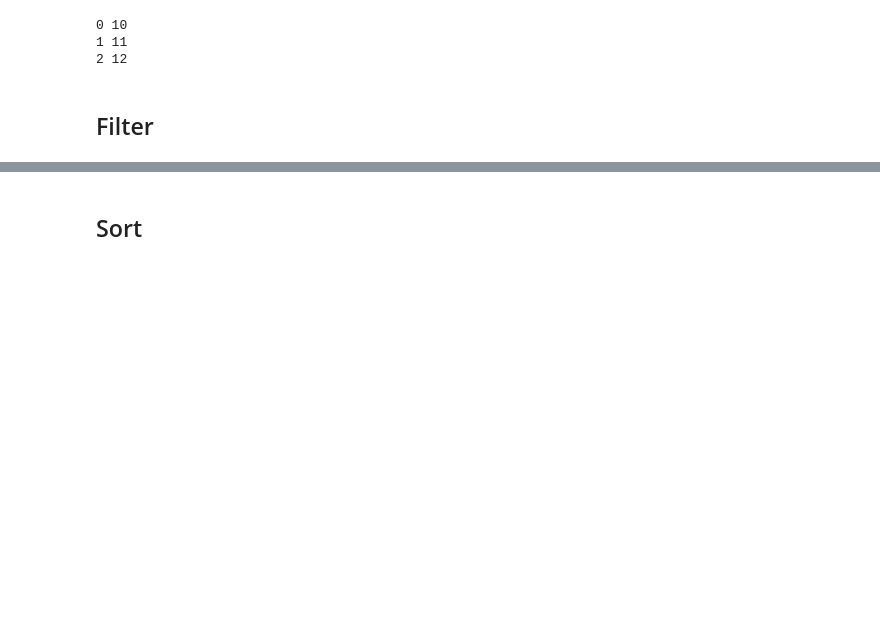
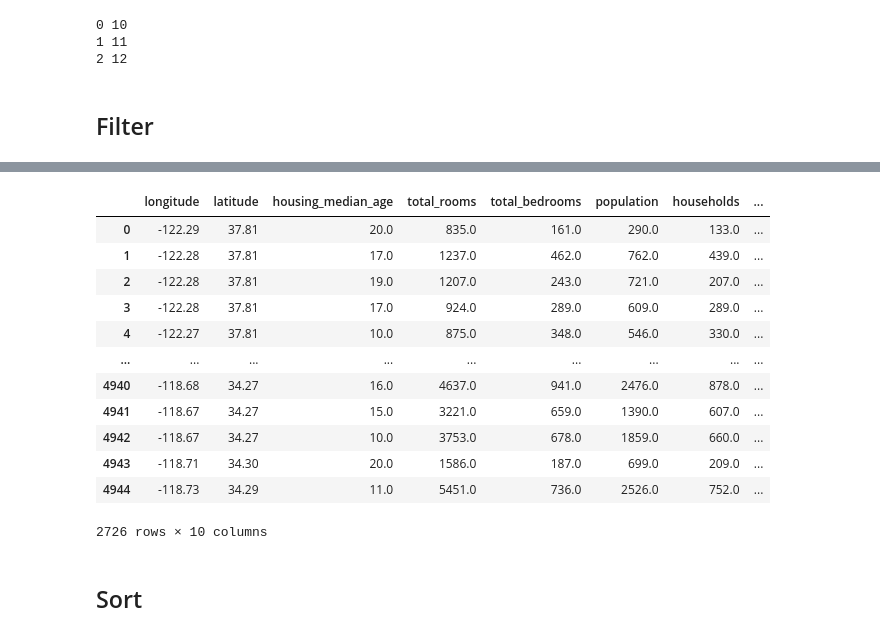
Before and after one commit to iamonmars/notebooks, a Jupyter notebook: basics/pandas/Pandas.ipynb, the cells around one changed output, grey strips where cells are left out. Drawn from its saved outputs; the diff is of its cells as text; code cells hidden in the pictures; blank space fills up the shorter version.

```diff
--- a/basics/pandas/Pandas.ipynb
+++ b/basics/pandas/Pandas.ipynb
@@ -139,3 +173,21 @@ df.loc[df["ocean_proximity"] == "NEAR BAY"]
+# %%
+import re
+# Use regular expressions, ignoring capital cases (flags) if you want
+df.loc[df["ocean_proximity"].str.contains("bay|ocean", regex=True, flags=re.I)]
+# %% [output]
+|  | longitude | latitude | housing_median_age | total_rooms | total_bedrooms | population | households | ... |
+| 0 | -122.29 | 37.81 | 20.0 | 835.0 | 161.0 | 290.0 | 133.0 | ... |
+| 1 | -122.28 | 37.81 | 17.0 | 1237.0 | 462.0 | 762.0 | 439.0 | ... |
+| 2 | -122.28 | 37.81 | 19.0 | 1207.0 | 243.0 | 721.0 | 207.0 | ... |
+| 3 | -122.28 | 37.81 | 17.0 | 924.0 | 289.0 | 609.0 | 289.0 | ... |
+| 4 | -122.27 | 37.81 | 10.0 | 875.0 | 348.0 | 546.0 | 330.0 | ... |
+| ... | ... | ... | ... | ... | ... | ... | ... | ... |
+| 4940 | -118.68 | 34.27 | 16.0 | 4637.0 | 941.0 | 2476.0 | 878.0 | ... |
+| 4941 | -118.67 | 34.27 | 15.0 | 3221.0 | 659.0 | 1390.0 | 607.0 | ... |
+| 4942 | -118.67 | 34.27 | 10.0 | 3753.0 | 678.0 | 1859.0 | 660.0 | ... |
+| 4943 | -118.71 | 34.30 | 20.0 | 1586.0 | 187.0 | 699.0 | 209.0 | ... |
+| 4944 | -118.73 | 34.29 | 11.0 | 5451.0 | 736.0 | 2526.0 | 752.0 | ... |
+2726 rows × 10 columns
 # %% [markdown]
 ## Sort
 # %%
```
Also changed, not shown: parts of 8 cells of this notebook.
